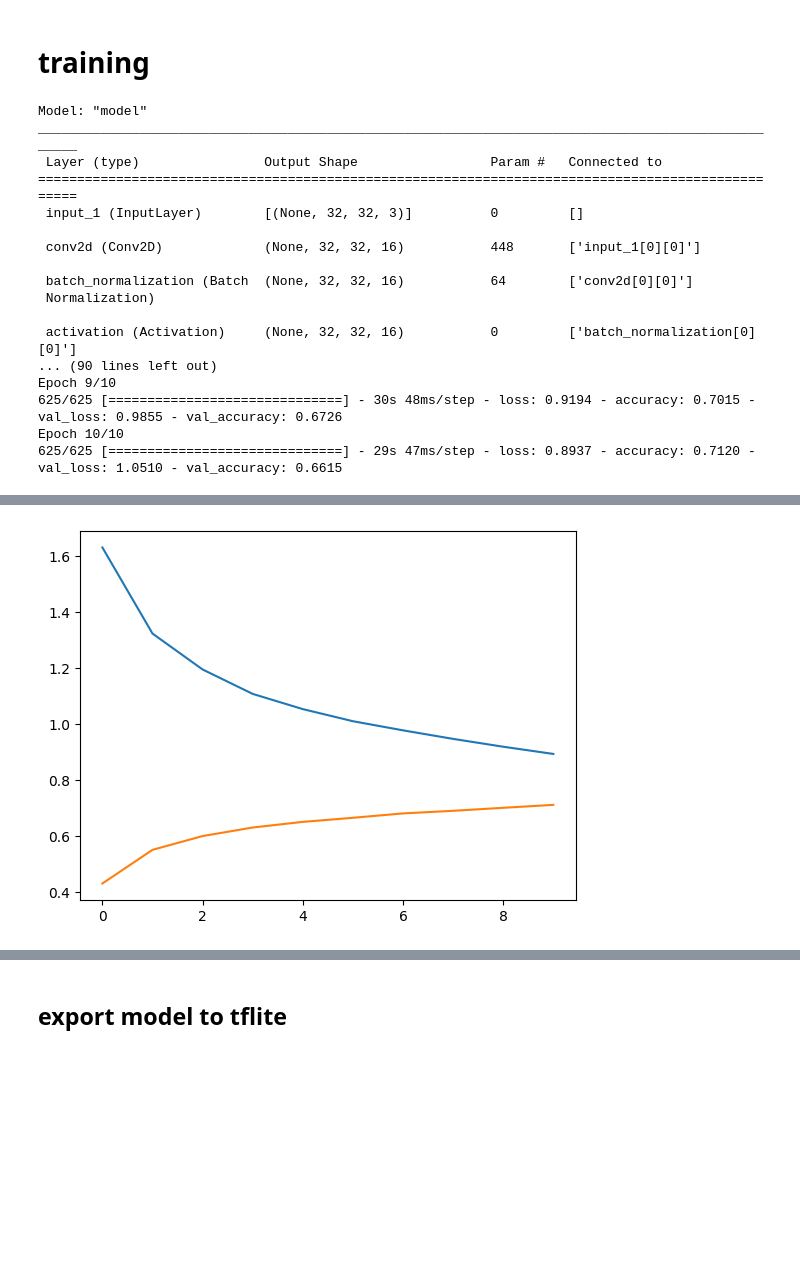
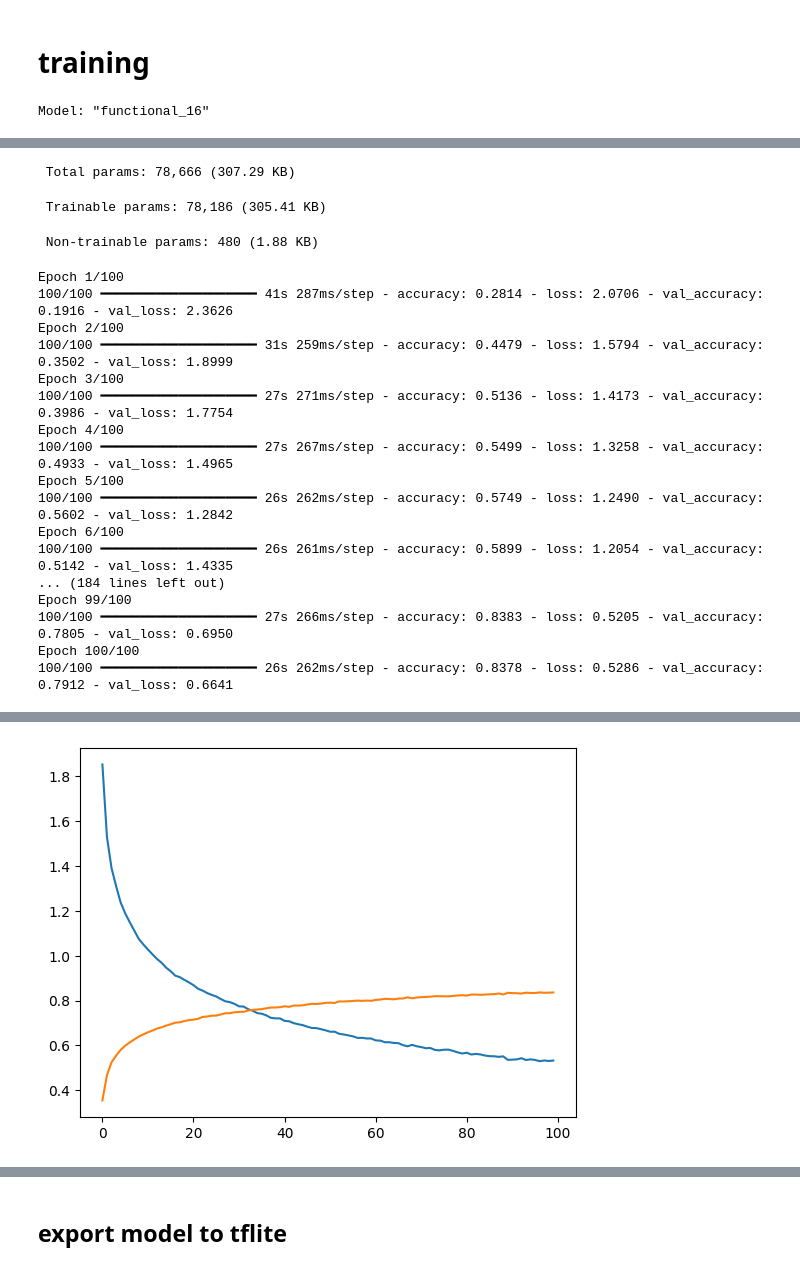
Before and after one commit to shenshunjesus/TFLM_Lab, a Jupyter notebook: train_with_cifar10.ipynb, the cells around one changed output, grey strips where cells are left out. Saved outputs shown, nothing was run; the diff lists cells and outputs as text; code cells hidden in the pictures; blank space fills up the shorter version.

Commit message:
1. update training section to make it able to run. 2. adjust learning rate settings to adam+ step decay to improve accuracy.

```diff
--- a/train_with_cifar10.ipynb
+++ b/train_with_cifar10.ipynb
@@ -183,8 +196,8 @@ def resnet_v1_eembc():
 # %% [markdown]
 # training
 # %%
-batch_size = 64
-epochs = 10
+batch_size = 400
+epochs = 100
 save_model_name = "resnet_v1_eembc"
 # %%
 model = resnet_v1_eembc()
@@ -196,7 +209,7 @@ datagen.fit(x_train)
 
 
 model.compile(
-    optimizer=optimizer, loss='categorical_crossentropy', metrics='accuracy', loss_weights=None,
+    optimizer=optimizer, loss='categorical_crossentropy', metrics=['accuracy'], loss_weights=None,
     weighted_metrics=None, run_eagerly=None )
 
 # fits the model on batches with real-time data augmentation:
@@ -204,7 +217,7 @@ History = model.fit(datagen.flow(x_train, y_train, batch_size=batch_size,
          subset='training'),
          validation_data=datagen.flow(x_train, y_train,
          batch_size=batch_size, subset='validation'),
-         steps_per_epoch=len(x_train) * 0.8 / batch_size, epochs=epochs)
+         steps_per_epoch=int(len(x_train) * 0.8 / batch_size), epochs=epochs)
 
 plt.plot(np.array(range(epochs)), History.history['loss'])
 plt.plot(np.array(range(epochs)), History.history['accuracy'])
@@ -212,20 +225,4 @@ plt.savefig('train_loss_acc.png')
 # model_name = "trainedResnet.h5"
 model.save(f"trained_models/{save_model_name}.h5")
 # %% [output]
-Model: "model"
-__________________________________________________________________________________________________
- Layer (type)                Output Shape                 Param #   Connected to
-==================================================================================================
- input_1 (InputLayer)        [(None, 32, 32, 3)]          0         []
-
- conv2d (Conv2D)             (None, 32, 32, 16)           448       ['input_1[0][0]']
-
- batch_normalization (Batch  (None, 32, 32, 16)           64        ['conv2d[0][0]']
- Normalization)
-
- activation (Activation)     (None, 32, 32, 16)           0         ['batch_normalization[0][0]']
-... (90 lines left out)
-Epoch 9/10
-625/625 [==============================] - 30s 48ms/step - loss: 0.9194 - accuracy: 0.7015 - val_loss: 0.9855 - val_accuracy: 0.6726
-Epoch 10/10
-625/625 [==============================] - 29s 47ms/step - loss: 0.8937 - accuracy: 0.7120 - val_loss: 1.0510 - val_accuracy: 0.6615
+Model: "functional_16"
@@ -231,0 +246,20 @@ Epoch 10/10
+ Total params: 78,666 (307.29 KB)
+ Trainable params: 78,186 (305.41 KB)
+ Non-trainable params: 480 (1.88 KB)
+Epoch 1/100
+100/100 ━━━━━━━━━━━━━━━━━━━━ 41s 287ms/step - accuracy: 0.2814 - loss: 2.0706 - val_accuracy: 0.1916 - val_loss: 2.3626
+Epoch 2/100
+100/100 ━━━━━━━━━━━━━━━━━━━━ 31s 259ms/step - accuracy: 0.4479 - loss: 1.5794 - val_accuracy: 0.3502 - val_loss: 1.8999
+Epoch 3/100
+100/100 ━━━━━━━━━━━━━━━━━━━━ 27s 271ms/step - accuracy: 0.5136 - loss: 1.4173 - val_accuracy: 0.3986 - val_loss: 1.7754
+Epoch 4/100
+100/100 ━━━━━━━━━━━━━━━━━━━━ 27s 267ms/step - accuracy: 0.5499 - loss: 1.3258 - val_accuracy: 0.4933 - val_loss: 1.4965
+Epoch 5/100
+100/100 ━━━━━━━━━━━━━━━━━━━━ 26s 262ms/step - accuracy: 0.5749 - loss: 1.2490 - val_accuracy: 0.5602 - val_loss: 1.2842
+Epoch 6/100
+100/100 ━━━━━━━━━━━━━━━━━━━━ 26s 261ms/step - accuracy: 0.5899 - loss: 1.2054 - val_accuracy: 0.5142 - val_loss: 1.4335
+... (184 lines left out)
+Epoch 99/100
+100/100 ━━━━━━━━━━━━━━━━━━━━ 27s 266ms/step - accuracy: 0.8383 - loss: 0.5205 - val_accuracy: 0.7805 - val_loss: 0.6950
+Epoch 100/100
+100/100 ━━━━━━━━━━━━━━━━━━━━ 26s 262ms/step - accuracy: 0.8378 - loss: 0.5286 - val_accuracy: 0.7912 - val_loss: 0.6641
@@ -232,4 +267,4 @@ Epoch 10/10
-[figure, old version]
+[figure, new version]
 # %%
 tf.keras.utils.plot_model(model , show_shapes=True , to_file=f"{save_model_name}.png")
 # %% [output]
```
Also changed, not shown: parts of 10 cells of this notebook.
